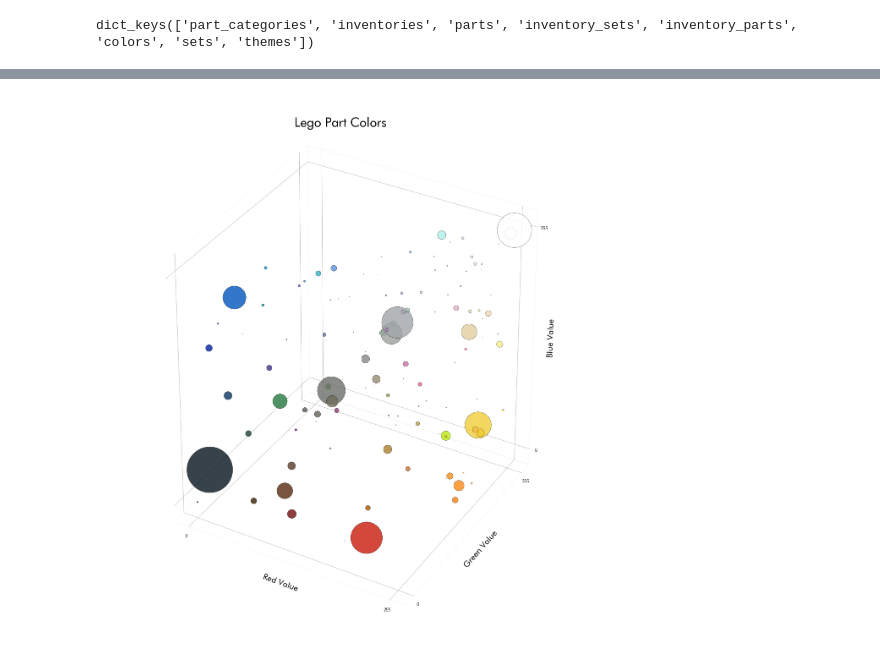
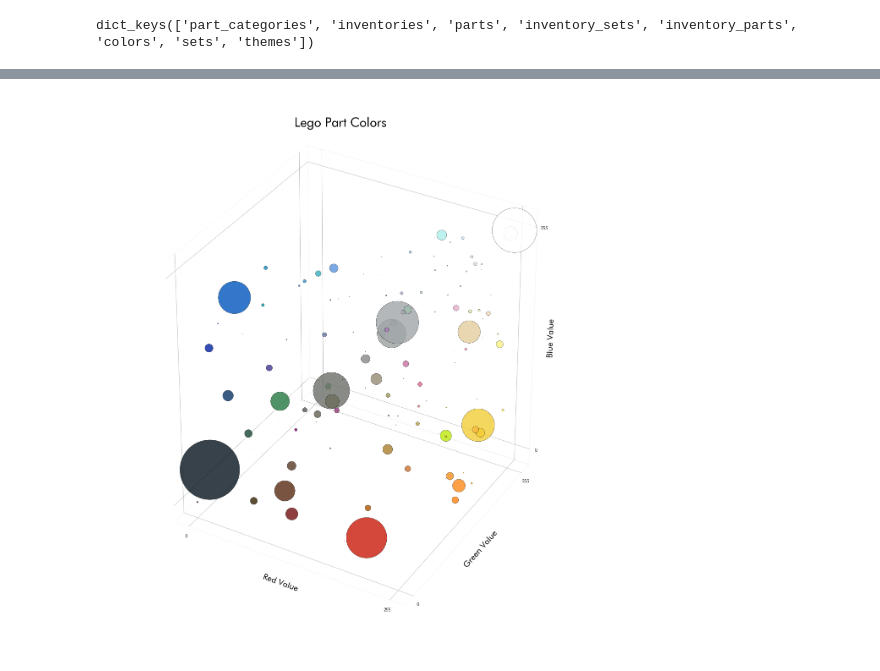
Before and after one commit to igotcharts/charts_and_more_charts, a Jupyter notebook: notebooks/lego.ipynb, the cells around one changed output, grey strips where cells are left out. Cells and saved outputs as stored; diff of their text form; code cells hidden in the pictures.

Commit message:
updated lego stuff

```diff
--- a/notebooks/lego.ipynb
+++ b/notebooks/lego.ipynb
@@ -32,8 +32,8 @@ lego_d["inventory_parts"]['color_hex'] = lego_d["inventory_parts"]['color_id'].m
 lego_d["inventory_parts"]['color_hex'] = lego_d["inventory_parts"]['color_id'].map(color_dictionary)
 # %%
 lego_d["inventory_parts"] = pd.concat([lego_d["inventory_parts"],pd.DataFrame(list(lego_d["inventory_parts"]['color_hex'].apply(hex_to_rgb).values),columns=['R','G','B'])],axis=1)
-lego_d["inventory_parts"] = lego_d["inventory_parts"].reset_index()
-lego_part_color_index = lego_d["inventory_parts"].pivot_table('index',index='color_hex',aggfunc='count')
+#lego_d["inventory_parts"] = lego_d["inventory_parts"].reset_index()
+lego_part_color_index = lego_d["inventory_parts"].pivot_table('quantity',index='color_hex',aggfunc='sum')
 rgb_values = pd.DataFrame(list(lego_part_color_index.reset_index()['color_hex'].apply(hex_to_rgb).values),columns=['R','G','B'])
-part_count = pd.concat([lego_part_color_index.reset_index(),rgb_values],axis=1).rename(columns={'index':'Count'})
+part_count = pd.concat([lego_part_color_index.reset_index(),rgb_values],axis=1)
 part_count['color_hex']= part_count['color_hex'].apply(lambda x: "#"+str(x))
@@ -63,32 +63,32 @@ from mpl_toolkits.mplot3d import Axes3D
 
 fig = plt.figure(figsize=(20,20))
 fig.suptitle('Lego Part Colors',size=30)
 fig.subplots_adjust(top=.99)
 ax = fig.add_subplot(111, projection='3d')
 
-ax.scatter(part_count['R'],part_count['G'],part_count['B'],s=part_count['Count']/10,c=part_count['color_hex'],alpha=.8,
+ax.scatter(part_count['R'],part_count['G'],part_count['B'],s=part_count['quantity']/20,c=part_count['color_hex'],alpha=.8,
            edgecolor='black',linewidth=.5)
 
 ax.set_xlabel('Red Value',fontsize=20)
 ax.set_ylabel('Green Value',fontsize=20)
 ax.set_zlabel('Blue Value',fontsize=20)
 
 ax.xaxis.pane.fill = False
 ax.yaxis.pane.fill = False
 ax.zaxis.pane.fill = False
 #ax.w_xaxis.set_pane_color((1.0, 1.0, 1.0, 0.0))
 ax.w_xaxis.set_ticks([0,255])
 ax.w_yaxis.set_ticks([0,255])
 ax.w_zaxis.set_ticks([0,255])
 ax.w_xaxis.set_ticks_position('none')
 
 for t1 in ax.xaxis.get_ticklines():
     t1.set_visible(False)
 
 for t1 in ax.yaxis.get_ticklines():
     t1.set_visible(False)
 
 for t1 in ax.zaxis.get_ticklines():
     t1.set_visible(False)
 # %% [output]
-[figure, old version]
+[figure, new version]
```
Also changed, not shown: parts of 2 cells of this notebook.
